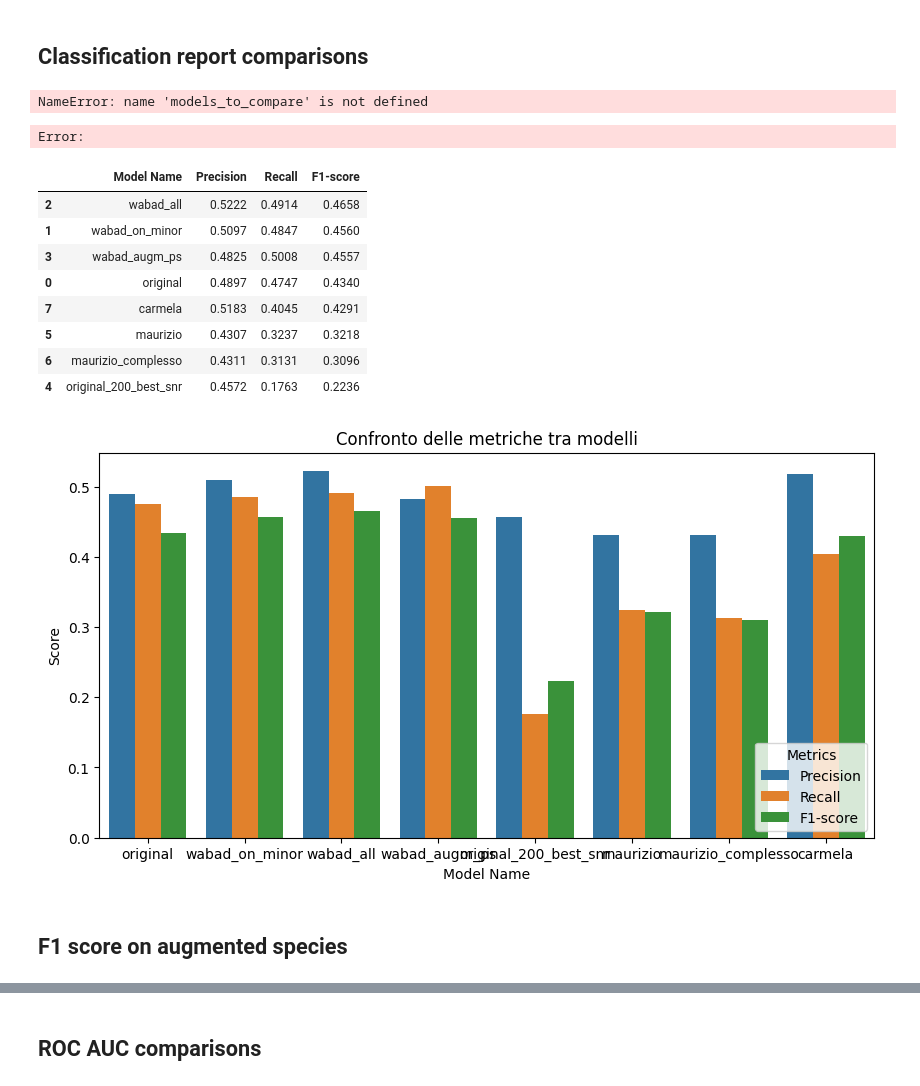
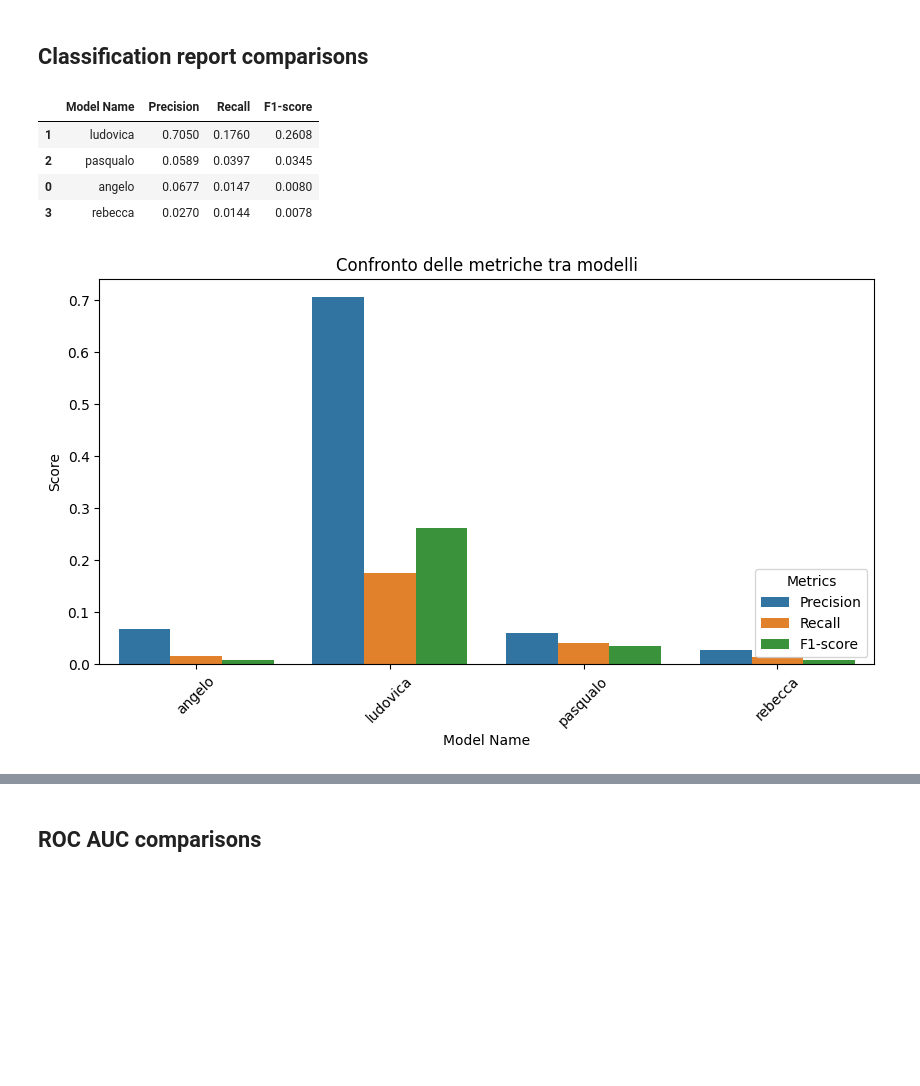
Before and after one commit to giacomoschiavo/finetuning-BirdNET, a Jupyter notebook: augmentation_comparison.ipynb, the cells around one changed output, grey strips where cells are left out. Drawn from its saved outputs; the diff is of its cells as text; code cells hidden in the pictures; blank space fills up the shorter version.

```diff
--- a/augmentation_comparison.ipynb
+++ b/augmentation_comparison.ipynb
@@ -16,10 +16,7 @@ import scipy.stats as stats
 # %%
 models_folder_path = 'classifiers/official'
 model_names = os.listdir(models_folder_path)
-comparable_models = []
+models_to_compare = []
 for model in model_names:
     if os.path.exists(os.path.join(models_folder_path, model, "classification_report.json")):
-        comparable_models.append(model)
-
-comparable_models.remove("mario")
-comparable_models
+        models_to_compare.append(model)
@@ -47,9 +32,6 @@ class_reports = {}
 for model_name in models_to_compare:
     with open(os.path.join(results_folders, model_name, "classification_report.json"), "r") as f:
         class_reports[model_name] = json.load(f)
-# %% [output]
-NameError: name 'models_to_compare' is not defined
-Error:
 # %%
 results = []
 
@@ -72,25 +54,20 @@ df_summary = pd.DataFrame(results)
 df_summary.sort_values("F1-score", ascending=False)
 # %% [output]
 |  | Model Name | Precision | Recall | F1-score |
-| 2 | wabad_all | 0.5222 | 0.4914 | 0.4658 |
-| 1 | wabad_on_minor | 0.5097 | 0.4847 | 0.4560 |
-| 3 | wabad_augm_ps | 0.4825 | 0.5008 | 0.4557 |
-| 0 | original | 0.4897 | 0.4747 | 0.4340 |
-| 7 | carmela | 0.5183 | 0.4045 | 0.4291 |
-| 5 | maurizio | 0.4307 | 0.3237 | 0.3218 |
-| 6 | maurizio_complesso | 0.4311 | 0.3131 | 0.3096 |
-| 4 | original_200_best_snr | 0.4572 | 0.1763 | 0.2236 |
+| 1 | ludovica | 0.7050 | 0.1760 | 0.2608 |
+| 2 | pasqualo | 0.0589 | 0.0397 | 0.0345 |
+| 0 | angelo | 0.0677 | 0.0147 | 0.0080 |
+| 3 | rebecca | 0.0270 | 0.0144 | 0.0078 |
 # %%
 plt.figure(figsize=(10, 5))
 df_melted = df_summary.melt(id_vars=["Model Name"], value_vars=["Precision", "Recall", "F1-score"])
 sns.barplot(x="Model Name", y="value", hue="variable", data=df_melted)
 
 plt.title("Confronto delle metriche tra modelli")
 plt.ylabel("Score")
 plt.xlabel("Model Name")
+plt.xticks(rotation=45)
 plt.legend(title="Metrics", loc="lower right")
 plt.show()
 # %% [output]
-[figure, old version]
+[figure, new version]
-# %% [markdown]
-## F1 score on augmented species
```
Also changed, not shown: parts of 11 cells of this notebook, 12 other files.
